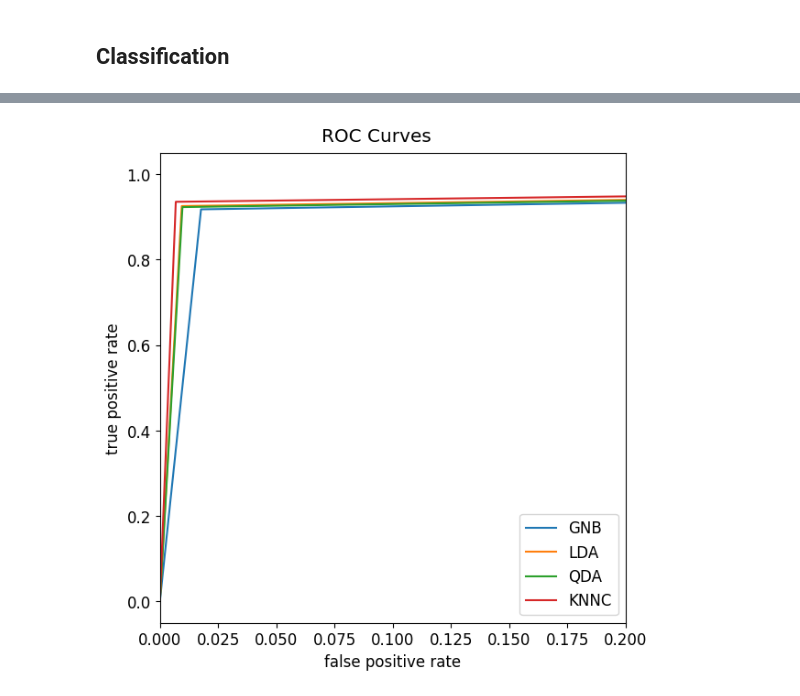
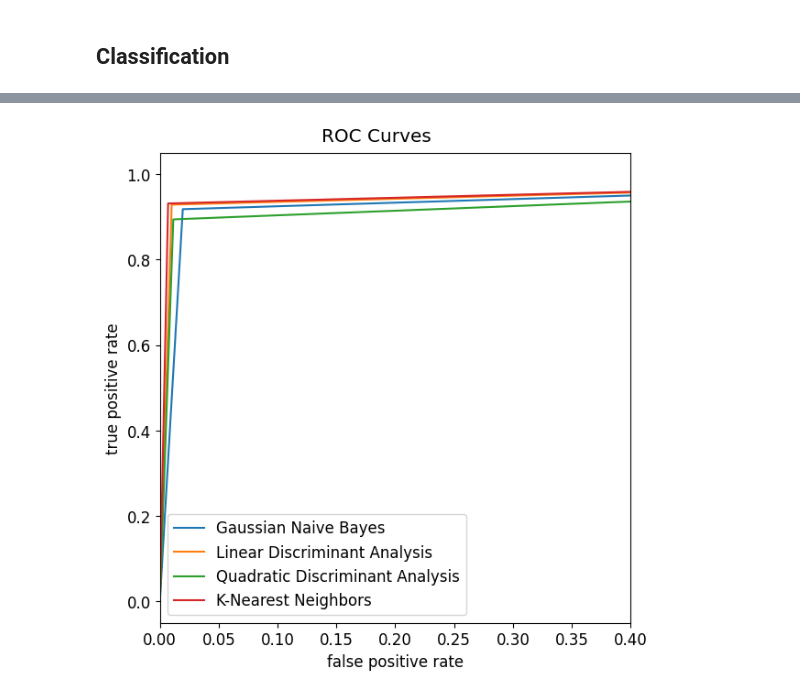
Before and after one commit to olli-e-benji/Astrostatistics-and-Machine-Learning-2023, a Jupyter notebook: working/L19_ClassificationQuasarGalaxy.ipynb, the cells around one changed output, grey strips where cells are left out. Saved outputs shown, nothing was run; the diff lists cells and outputs as text; code cells hidden in the pictures.

```diff
--- a/working/L19_ClassificationQuasarGalaxy.ipynb
+++ b/working/L19_ClassificationQuasarGalaxy.ipynb
@@ -117,30 +168,33 @@ Best score is for k=5
 #Classifying with multiple classifiers
 
 clfs = {
-        'GNB' : GaussianNB(),                       #Gaussian Naive Bayes
-        'LDA' : LDA(),                              #Linear Discriminant Analysis
-        'QDA' : QDA(),                              #Quadratic Discriminant Analysis
-        'KNNC' : KNeighborsClassifier(k_best)       #K-nearest neighbors classifier
+        'Gaussian Naive Bayes' : GaussianNB(),                       #Gaussian Naive Bayes
+        'Linear Discriminant Analysis' : LDA(),                              #Linear Discriminant Analysis
+        'Quadratic Discriminant Analysis' : QDA(),                              #Quadratic Discriminant Analysis
+        'K-Nearest Neighbors' : KNeighborsClassifier(k_best)       #K-nearest neighbors classifier
         }
 
 size = 0.75
 xtrain, xtest, ytrain, ytest = sklearn.model_selection.train_test_split(tofit, label, test_size=size)
 
 result = []
+#prob = []
 
 for key in clfs.keys():
     classifier = clfs[key]
     classifier.fit(xtrain, ytrain)
     result.append(classifier.predict(xtest))
+    #prob.append(classifier.predict_proba(xtest))
 
 result = np.array(result)
+#prob = np.array(prob)
 # %%
 #Plotting
 
 for i, key in enumerate(clfs.keys()):
 
     fig, axs = plt.subplots(2, 2, figsize=(10, 10), constrained_layout=True)
-    fig.suptitle(key + ' Classifier', fontsize=20)
+    fig.suptitle(key, fontsize=20)
 
     #Image Building
 
@@ -188,0 +245,7 @@ for i, key in enumerate(clfs.keys()):
+# %%
+for i, key in enumerate(clfs.keys()):
+    fig, ax = plt.subplots(figsize=(8, 8))
+    conf_matrix = confusion_matrix(ytest, result[i])
+    display = ConfusionMatrixDisplay(conf_matrix, display_labels=['Galaxy', 'Quasar']).plot(ax=ax)
+    display.ax_.set_title(key)
+    plt.show()
@@ -199,16 +259,16 @@ plt.show()
 # %%
 fig, ax = plt.subplots(figsize=(6, 6), constrained_layout=True)
 
 for i, clf in enumerate(clfs.keys()):
     false_positive, true_positive, threshold = roc_curve(ytest, result[i])
-    false_positive = np.concatenate([[0], false_positive])
-    true_positive = np.concatenate([[0], true_positive])
+    #false_positive = np.concatenate([[0], false_positive])
+    #true_positive = np.concatenate([[0], true_positive])
     ax.plot(false_positive, true_positive, label=clf)
 fig.suptitle('ROC Curves')
 ax.set_xlabel('false positive rate')
 ax.set_ylabel('true positive rate')
-ax.set_xlim(0, 0.2)
+ax.set_xlim(0, 0.4)
 plt.legend()
 plt.show()
 # %% [output]
-[figure, old version]
+[figure, new version]
```
Also changed, not shown: parts of 8 cells of this notebook.
